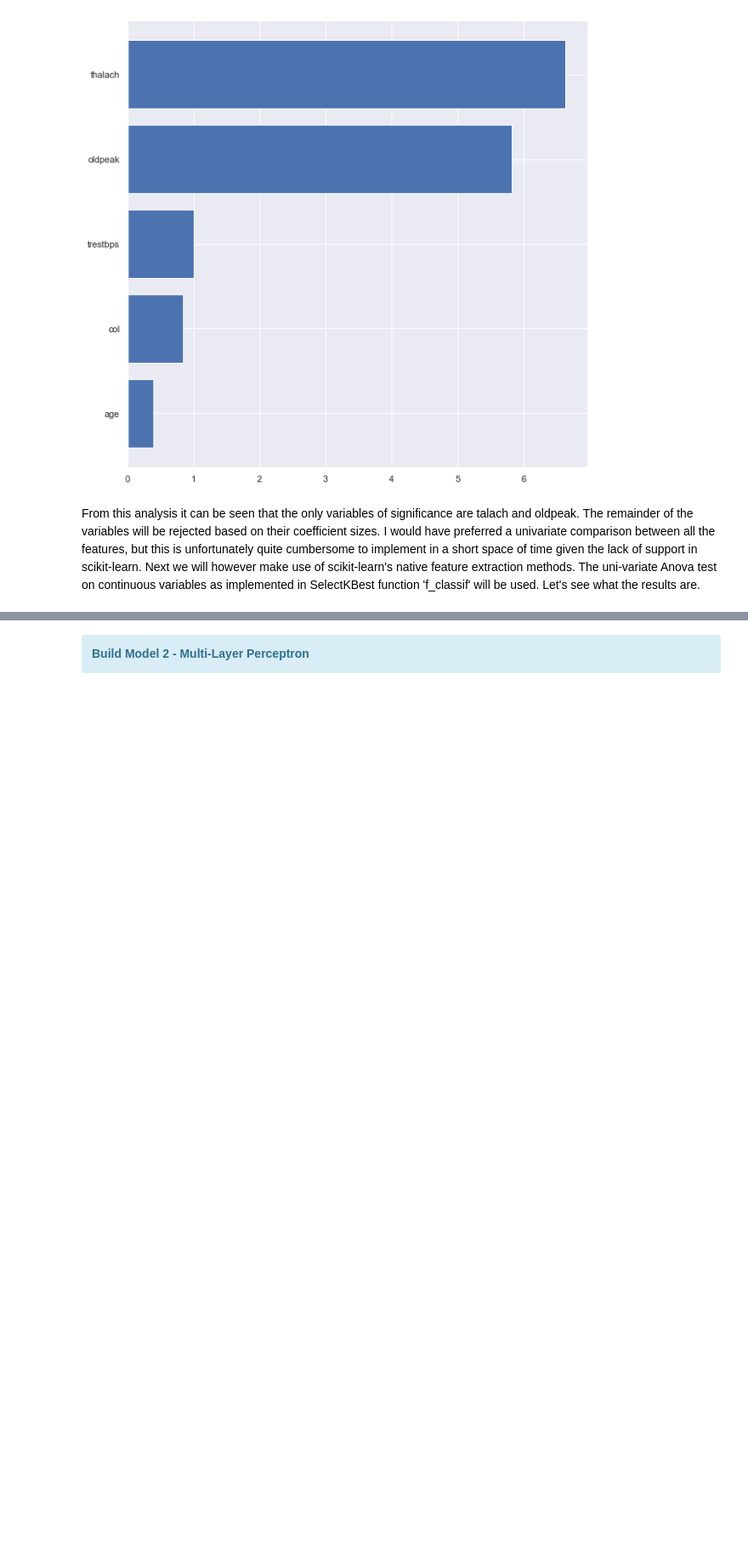
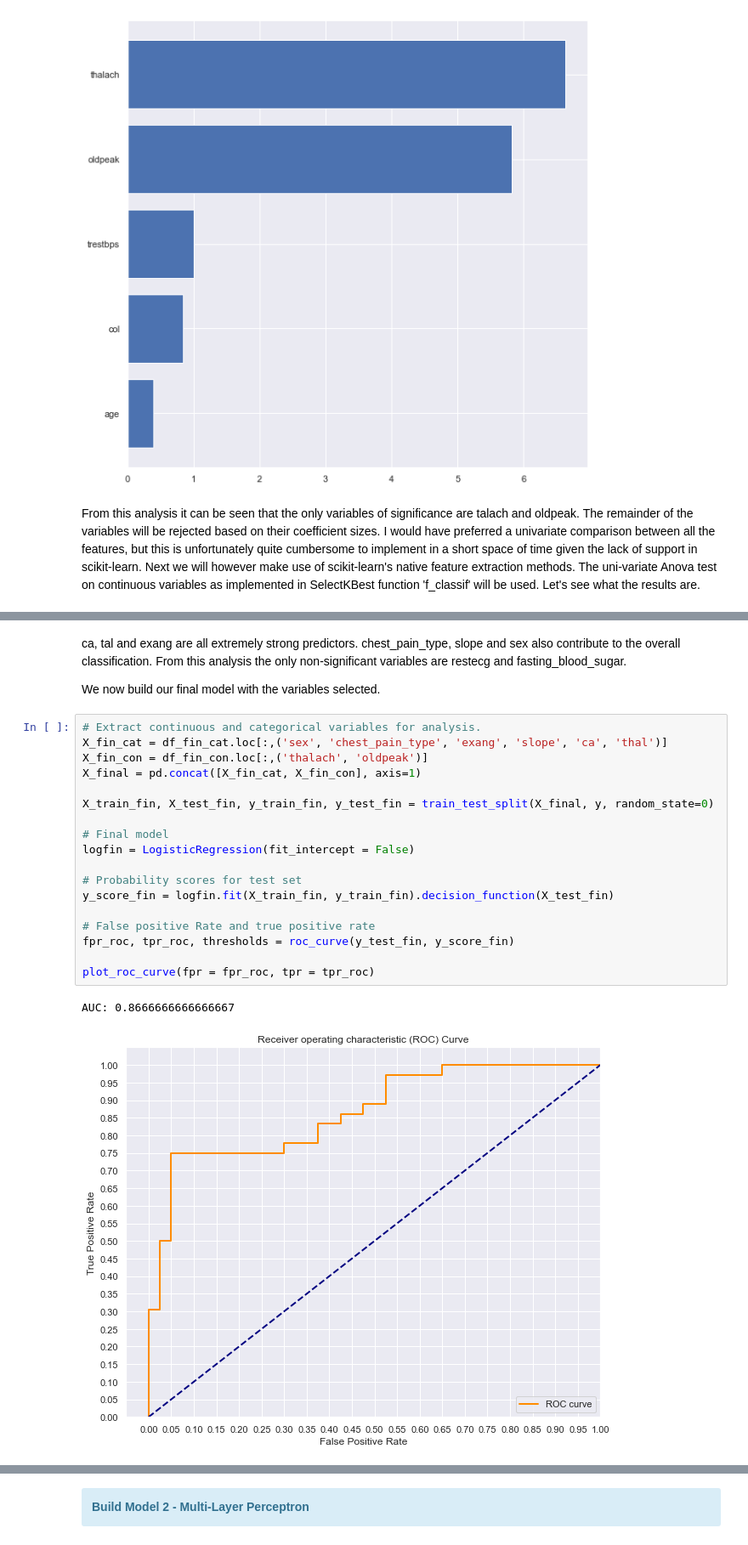
Before and after one commit to LourensWalters/cor_art_dis, a Jupyter notebook: cor_art_dis/notebooks/explore_data_2020_10_24_lw.ipynb, the cells around one changed output, grey strips where cells are left out. Shown at 85% size. Drawn from its saved outputs; the diff is of its cells as text; blank space fills up the shorter version.

```diff
--- a/cor_art_dis/notebooks/explore_data_2020_10_24_lw.ipynb
+++ b/cor_art_dis/notebooks/explore_data_2020_10_24_lw.ipynb
@@ -745,0 +747,26 @@ Chi-Squared function will be used. Let's see what the results are.
+# %% [markdown]
+ca, tal and exang are all extremely strong predictors. chest_pain_type, slope and sex also contribute to the overall classification.
+From this analysis the only non-significant variables are restecg and fasting_blood_sugar.
+
+We now build our final model with the variables selected.
+# %%
+# Extract continuous and categorical variables for analysis.
+X_fin_cat = df_fin_cat.loc[:,('sex', 'chest_pain_type', 'exang', 'slope', 'ca', 'thal')]
+X_fin_con = df_fin_con.loc[:,('thalach', 'oldpeak')]
+X_final = pd.concat([X_fin_cat, X_fin_con], axis=1)
+
+X_train_fin, X_test_fin, y_train_fin, y_test_fin = train_test_split(X_final, y, random_state=0)
+
+# Final model
+logfin = LogisticRegression(fit_intercept = False)
+
+# Probability scores for test set
+y_score_fin = logfin.fit(X_train_fin, y_train_fin).decision_function(X_test_fin)
+
+# False positive Rate and true positive rate
+fpr_roc, tpr_roc, thresholds = roc_curve(y_test_fin, y_score_fin)
+
+plot_roc_curve(fpr = fpr_roc, tpr = tpr_roc)
+# %% [output]
+AUC: 0.8666666666666667
+[figure, added]
```
Also changed, not shown: parts of 18 cells of this notebook, 4 other files.
